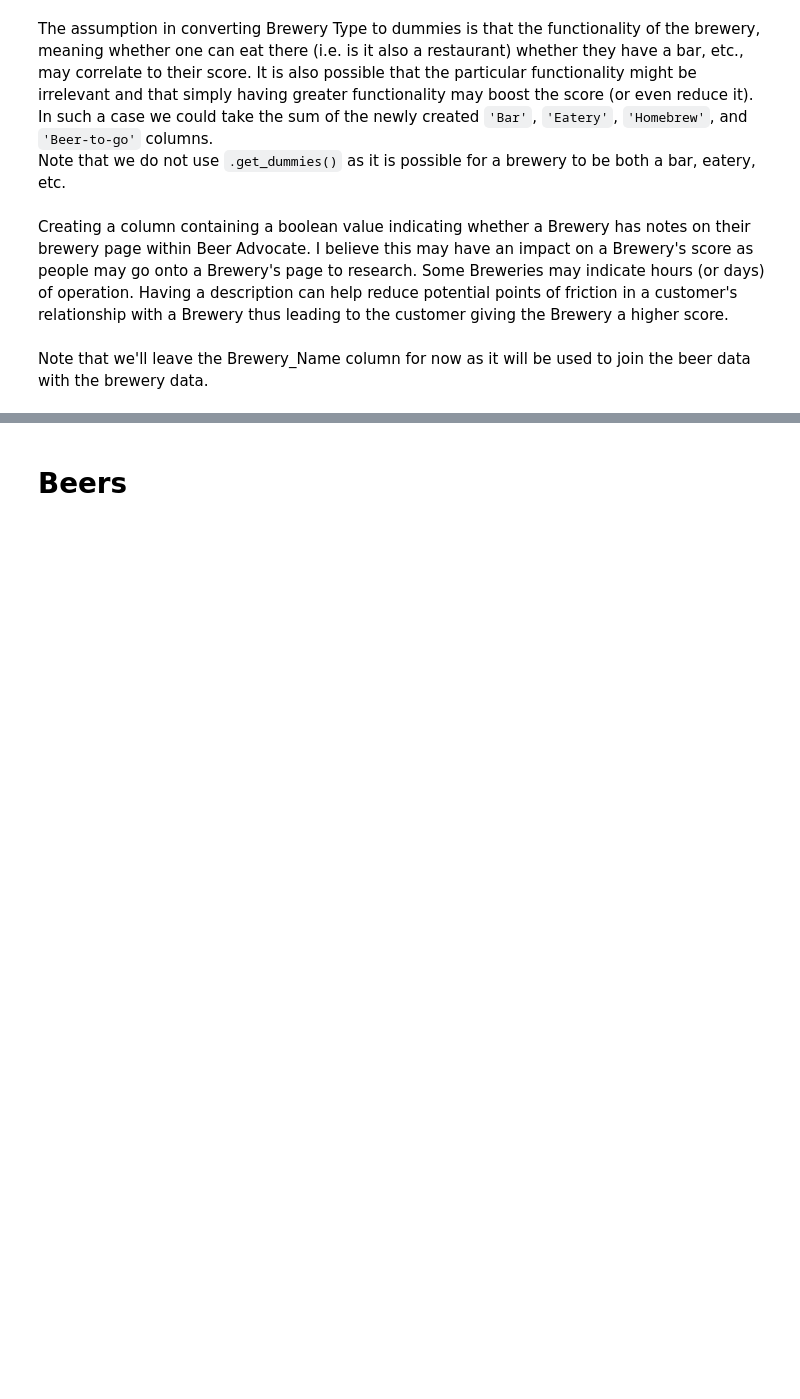
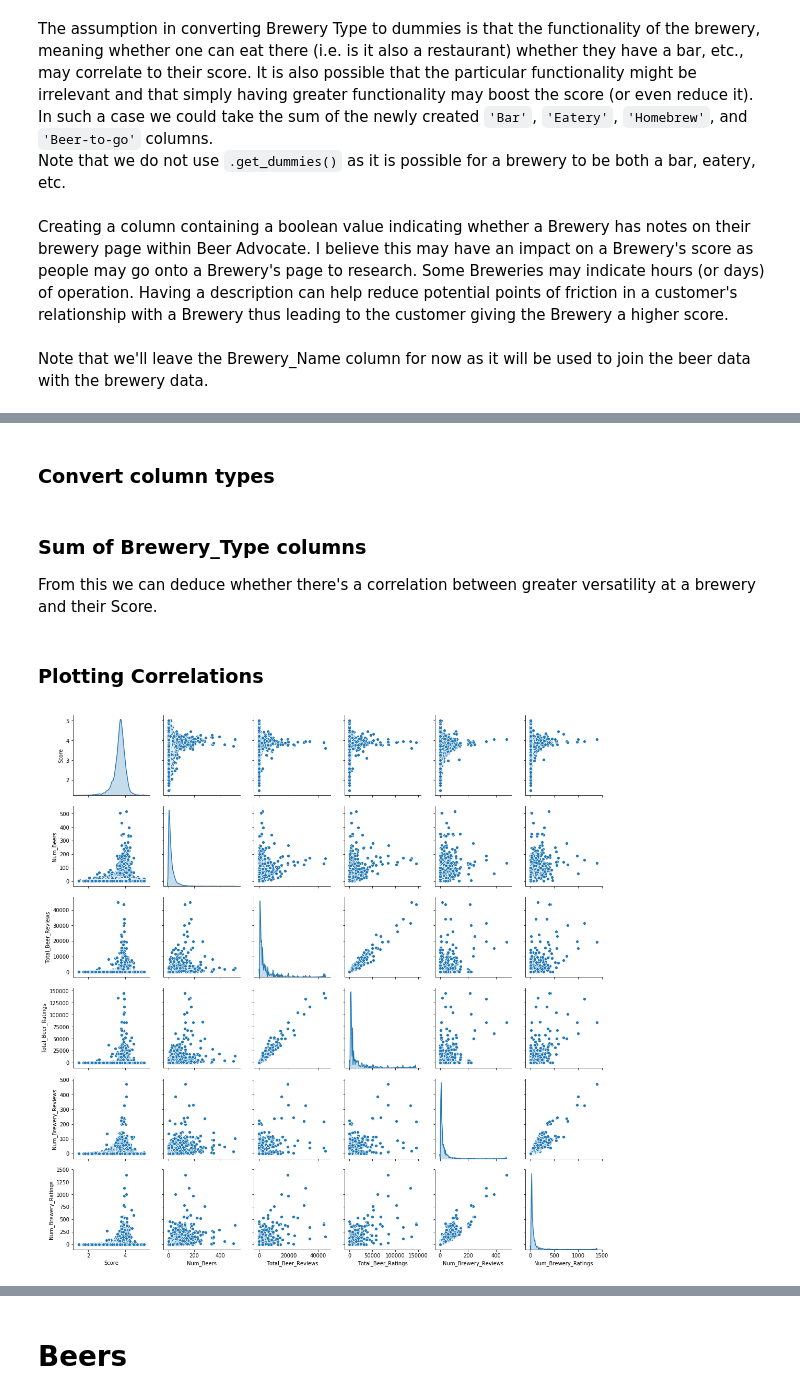
Before and after one commit to keith12345/Beergression, a Jupyter notebook: Data_Pipeline_Notes.ipynb, the cells around one changed output, grey strips where cells are left out. Cells and saved outputs as stored; diff of their text form; code cells hidden in the pictures; blank space fills up the shorter version.

```diff
--- a/Data_Pipeline_Notes.ipynb
+++ b/Data_Pipeline_Notes.ipynb
@@ -112,11 +115,11 @@ Note that we do not use `.get_dummies()` as it is possible for a brewery to be b
 brews_df['Bar'] = brews_df.Brewery_Type.str.contains('Bar')
 brews_df['Eatery'] = brews_df.Brewery_Type.str.contains('Eatery')
 brews_df['Homebrew'] = brews_df.Brewery_Type.str.contains('Homebrew')
-brews_df['Beer-to-go'] = brews_df.Brewery_Type.str.contains('Beer-to-go')
+brews_df['Beer_to_go'] = brews_df.Brewery_Type.str.contains('Beer-to-go')
 # %% [markdown]
 Creating a column containing a boolean value indicating whether a Brewery has notes on their brewery page within Beer Advocate. I believe this may have an impact on a Brewery's score as people may go onto a Brewery's page to research. Some Breweries may indicate hours (or days) of operation. Having a description can help reduce potential points of friction in a customer's relationship with a Brewery thus leading to the customer giving the Brewery a higher score.
 # %%
 brews_df['Has_Notes'] = brews_df.Brewery_Notes.str.contains('No notes at this time.')
-brews_df.drop(['Brewery_Notes','Brewery_Type','Brewery_Class','pDev'],inplace=True,axis=1)
+brews_df.drop(['Brewery_Notes','Brewery_Type','Brewery_Class','pDev','Brewery_Score'],inplace=True,axis=1)
 # %% [markdown]
 Note that we'll leave the Brewery_Name column for now as it will be used to join the beer data with the brewery data.
@@ -131,0 +126,26 @@ brews_df.head()
+# %% [markdown]
+### Convert column  types
+# %%
+brews_df.Score = brews_df.Score.apply(float)
+brews_df.Num_Beers = brews_df.Num_Beers.apply(int)
+brews_df.Total_Beer_Ratings = brews_df.Total_Beer_Ratings.apply(int)
+brews_df.Total_Beer_Reviews = brews_df.Total_Beer_Reviews.apply(int)
+brews_df.Num_Brewery_Ratings = brews_df.Num_Brewery_Ratings.apply(int)
+brews_df.Num_Brewery_Reviews = brews_df.Num_Brewery_Reviews.apply(int)
+brews_df.Has_Phone = brews_df.Has_Phone.astype(np.int32)
+brews_df.Bar = brews_df.Bar.astype(np.int32)
+brews_df.Eatery = brews_df.Eatery.astype(np.int32)
+brews_df.Homebrew = brews_df.Homebrew.astype(np.int32)
+brews_df.Beer_to_go = brews_df.Beer_to_go.astype(np.int32)
+brews_df.Has_Notes = brews_df.Has_Notes.astype(np.int32)
+# %% [markdown]
+### Sum of Brewery_Type columns
+From this we can deduce whether there's a correlation between greater versatility at a brewery and their Score.
+# %%
+brews_df['Brewery_Style_Total'] = brews_df[['Bar','Eatery','Homebrew','Beer_to_go']].sum(axis=1)
+# %% [markdown]
+### Plotting Correlations
+# %%
+sns.pairplot(brews_df.iloc[:,0:10],diag_kind='kde');
+# %% [output]
+[figure, added]
```
Also changed, not shown: parts of 45 cells of this notebook.
